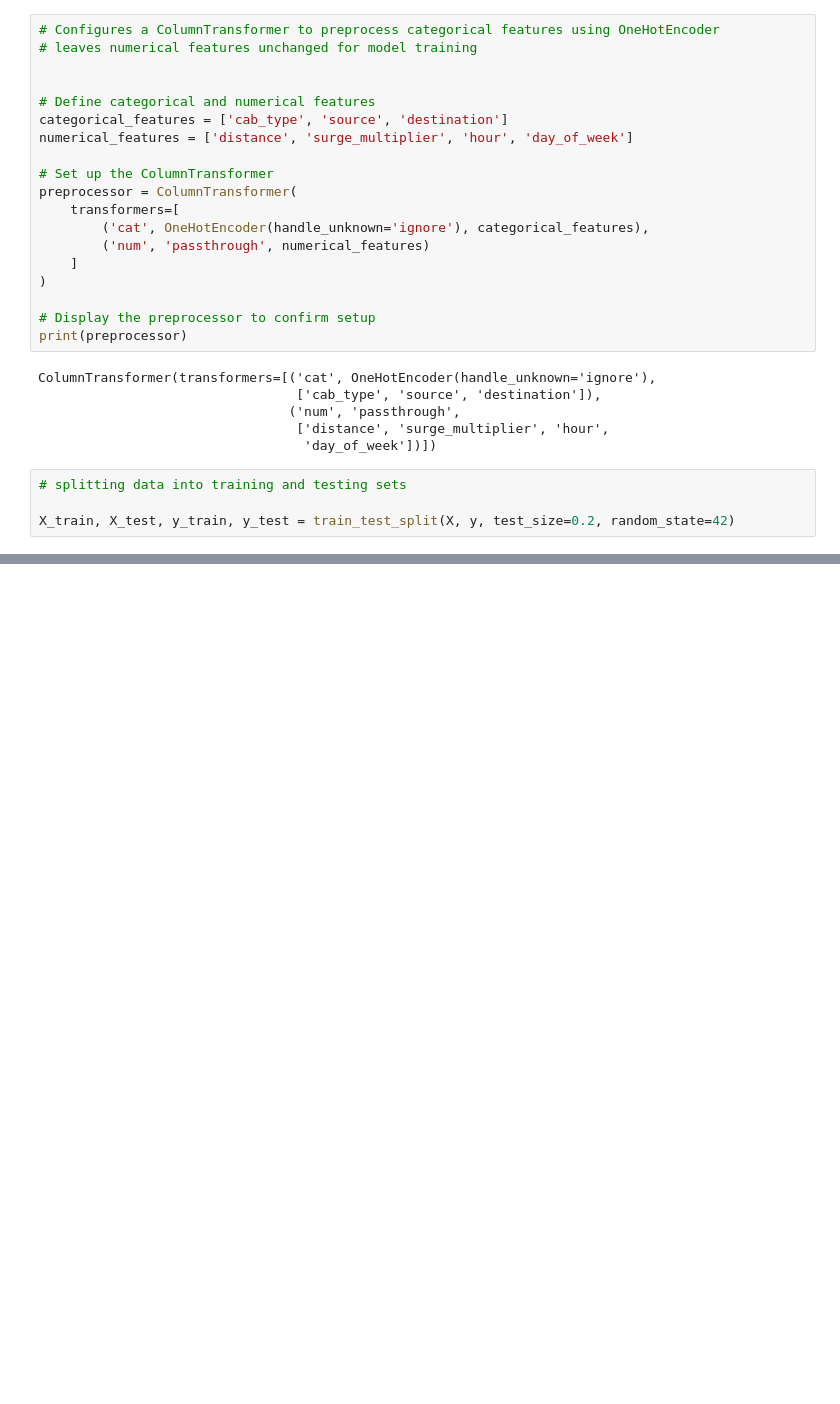
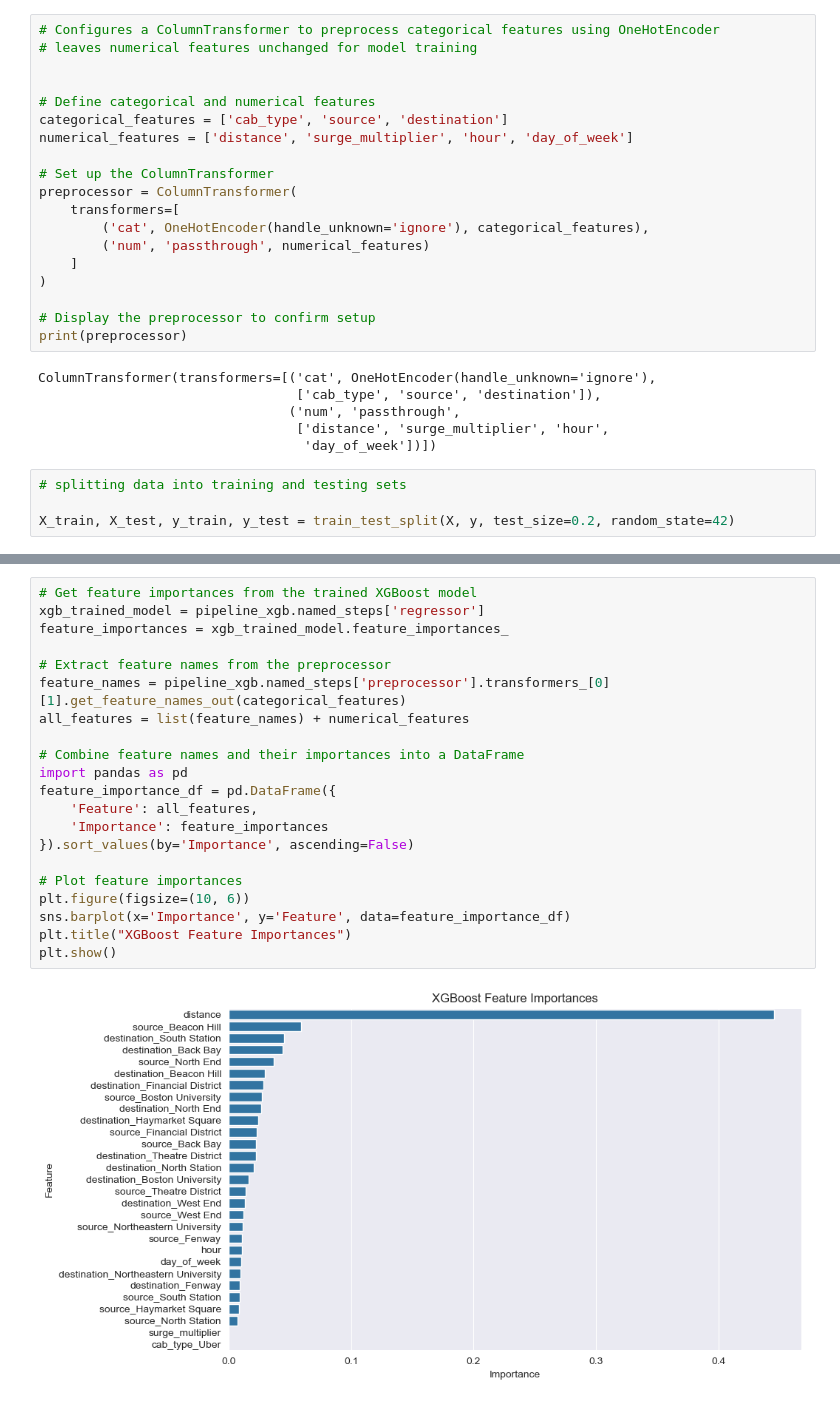
Before and after one commit to rishikamtam12/UberFarePredictor, a Jupyter notebook: mlModeling.ipynb, the cells around one changed output, grey strips where cells are left out. Saved outputs shown, nothing was run; the diff lists cells and outputs as text; blank space fills up the shorter version.

```diff
--- a/mlModeling.ipynb
+++ b/mlModeling.ipynb
@@ -397,0 +438,23 @@ print(feature_importance_df)
+# %%
+# Get feature importances from the trained XGBoost model
+xgb_trained_model = pipeline_xgb.named_steps['regressor']
+feature_importances = xgb_trained_model.feature_importances_
+
+# Extract feature names from the preprocessor
+feature_names = pipeline_xgb.named_steps['preprocessor'].transformers_[0][1].get_feature_names_out(categorical_features)
+all_features = list(feature_names) + numerical_features
+
+# Combine feature names and their importances into a DataFrame
+import pandas as pd
+feature_importance_df = pd.DataFrame({
+    'Feature': all_features,
+    'Importance': feature_importances
+}).sort_values(by='Importance', ascending=False)
+
+# Plot feature importances
+plt.figure(figsize=(10, 6))
+sns.barplot(x='Importance', y='Feature', data=feature_importance_df)
+plt.title("XGBoost Feature Importances")
+plt.show()
+# %% [output]
+[figure, added]
```
Also changed, not shown: parts of 16 cells of this notebook.
